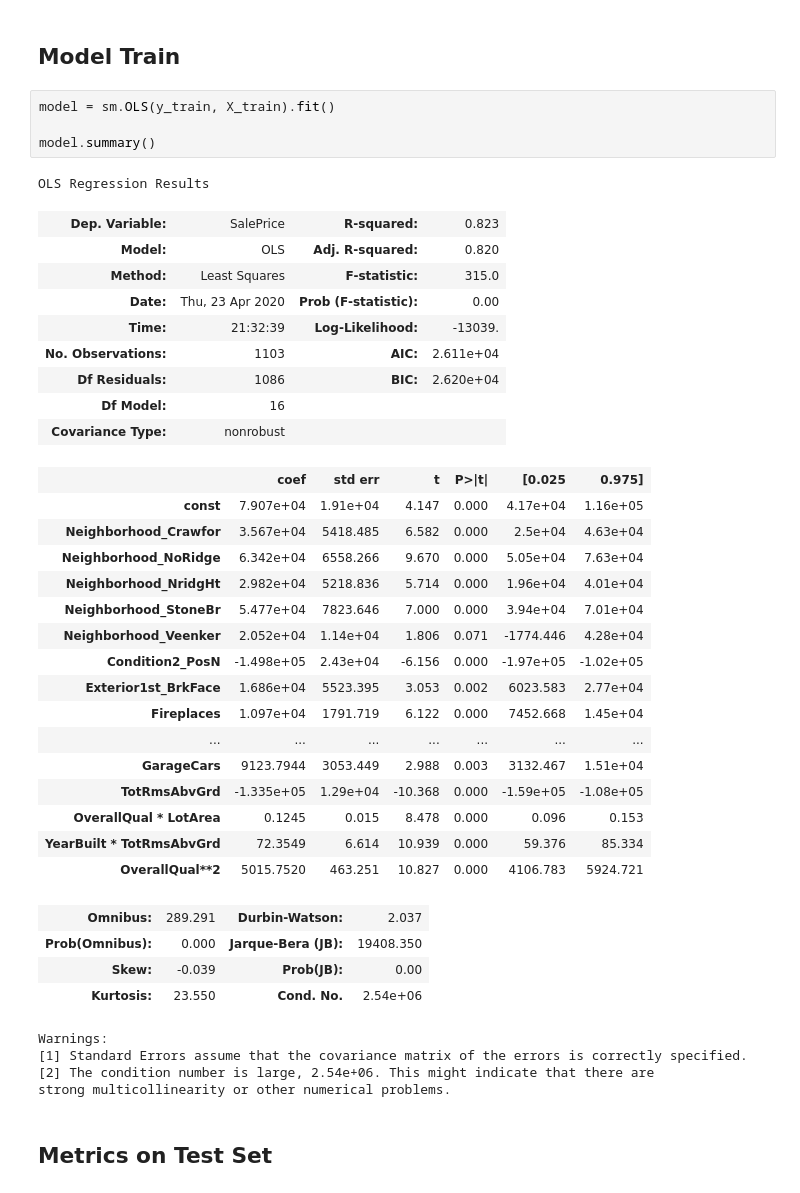
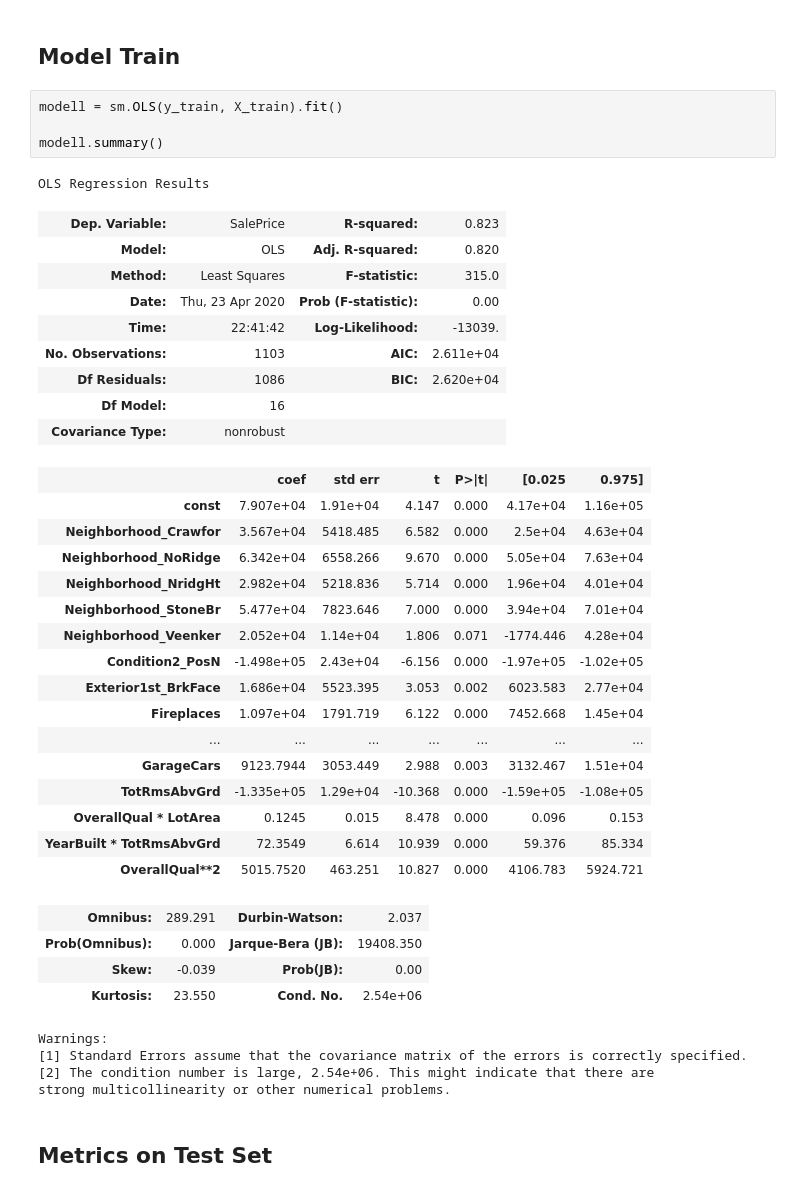
Before and after one commit to ekaynac/datajarlabs, a Jupyter notebook: EnesK(6-6).ipynb, the cells around one changed output. Cells and saved outputs as stored; diff of their text form.

```diff
--- a/EnesK(6-6).ipynb
+++ b/EnesK(6-6).ipynb
@@ -36,16 +36,16 @@ Test kümesindeki gözlem sayısı   : 276
 # %% [markdown]
 ## Model Train
 # %%
-model = sm.OLS(y_train, X_train).fit()
+modell = sm.OLS(y_train, X_train).fit()
 
-model.summary()
+modell.summary()
 # %% [output]
 OLS Regression Results
 | Dep. Variable: | SalePrice | R-squared: | 0.823 |
 | Model: | OLS | Adj. R-squared: | 0.820 |
 | Method: | Least Squares | F-statistic: | 315.0 |
 | Date: | Thu, 23 Apr 2020 | Prob (F-statistic): | 0.00 |
-| Time: | 21:32:39 | Log-Likelihood: | -13039. |
+| Time: | 22:41:42 | Log-Likelihood: | -13039. |
 | No. Observations: | 1103 | AIC: | 2.611e+04 |
 | Df Residuals: | 1086 | BIC: | 2.620e+04 |
 | Df Model: | 16 |  |  |
```
Also changed, not shown: parts of 24 cells of this notebook, 1 other file.
